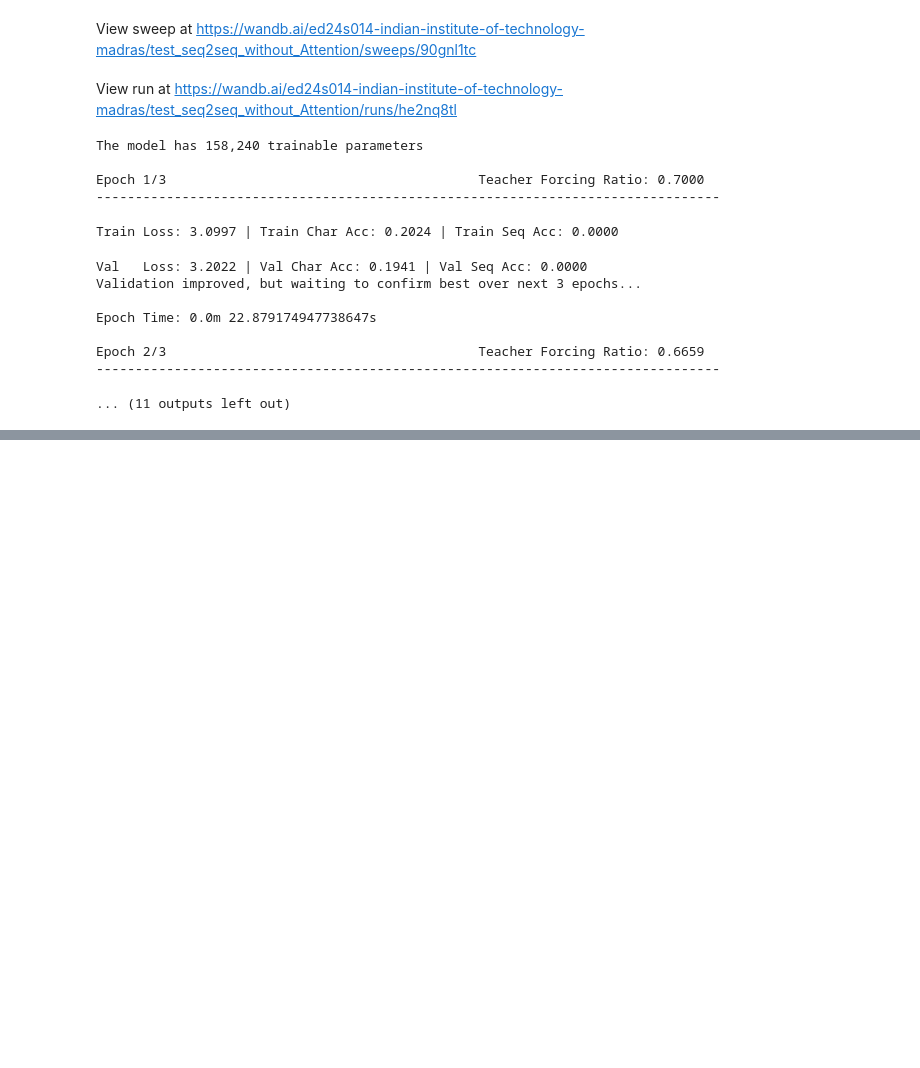
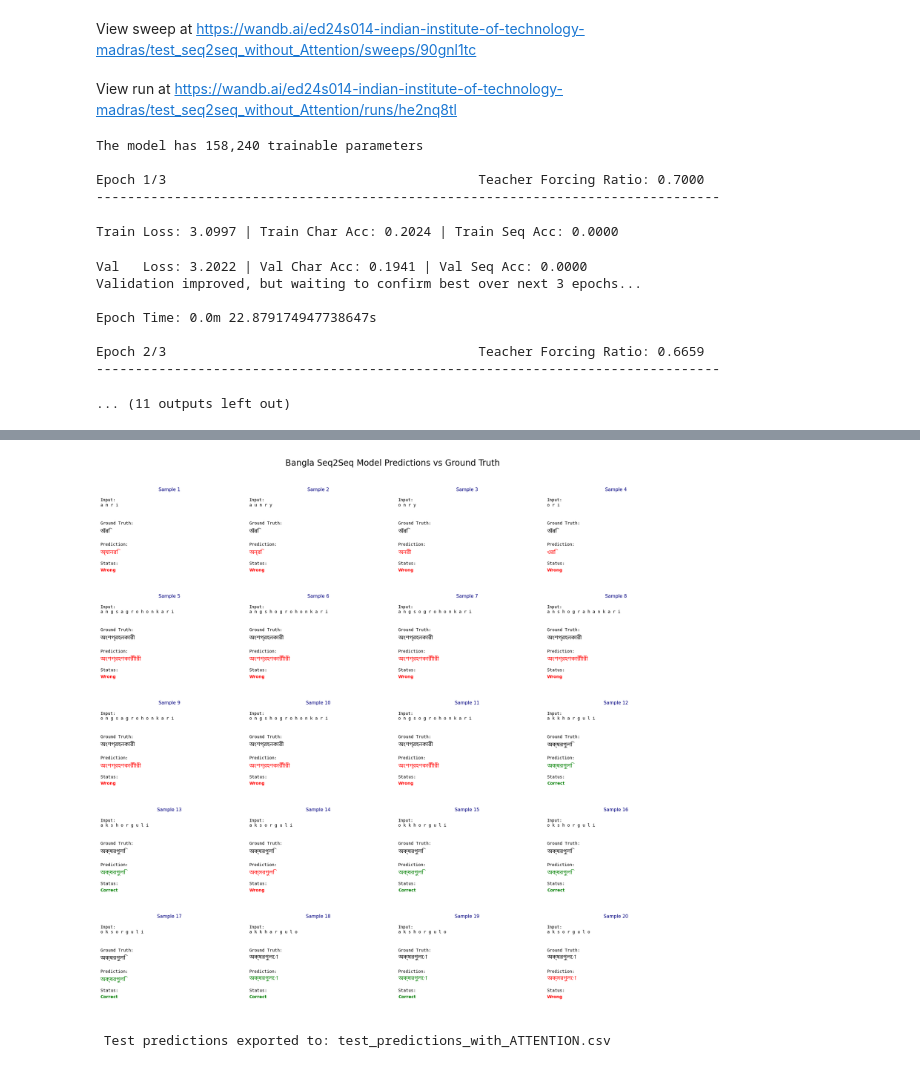
Before and after one commit to indramandal85/DA6401_Assignmenet_3_Sequence2Sequence_models, a Jupyter notebook: predictions_attention/seq2seq_Attention.ipynb, the cells around one changed output, grey strips where cells are left out. Saved outputs shown, nothing was run; the diff lists cells and outputs as text; code cells hidden in the pictures; blank space fills up the shorter version.

```diff
--- a/predictions_attention/seq2seq_Attention.ipynb
+++ b/predictions_attention/seq2seq_Attention.ipynb
@@ -329,5 +336,5 @@ class Decoder(nn.Module):
             cell = None
 
         predict_word = self.fc(outputs.squeeze(1))
-        return predict_word, hidden, cell
+        return predict_word, hidden, cell, attn_weights  # Return attention weights
 # %%
@@ -1020,0 +1093,10 @@ wandb.finish()
+# %%
+train_processor = SequenceDataPreprocessor(train_df)
+train_input_tensor, train_target_tensor, vocab_in, vocab_out = train_processor.prepare_tensors()
+test_processor = SequenceDataPreprocessor(test_df, input_vocab=vocab_in, output_vocab=vocab_out)
+test_input_tensor, test_target_tensor, _, _ = test_processor.prepare_tensors()
+# Create datasets
+test_data = Datasets(test_input_tensor, test_target_tensor)
+test_dataloader = DataLoader(test_data, batch_size=32, shuffle=False)
+train_data = Datasets(train_input_tensor, train_target_tensor)
+train_dataloader = DataLoader(train_data, batch_size=32, shuffle=False)
@@ -1020,0 +1156,16 @@ wandb.finish()
+# %%
+# Visualize predictions
+# wandb.init(project="bangla-seq2seq-eval")
+
+visualize_predictions_grid(
+    seq2seq_model=best_seq2seq,
+    dataloader=test_dataloader,
+    input_vocab=vocab_in,
+    output_vocab=vocab_out,
+    device=device,
+    num_samples=20,
+    wandb_log=False
+)
+# wandb.finish()
+# %% [output]
+[figure, added]
@@ -1020,0 +1215,5 @@ wandb.finish()
+# %%
+# Use your best model and test dataloader
+export_predictions_to_file(best_seq2seq, test_dataloader, vocab_in, vocab_out, device, save_path="test_predictions_with_ATTENTION.csv")
+# %% [output]
+ Test predictions exported to: test_predictions_with_ATTENTION.csv
```
Also changed, not shown: parts of 10 cells of this notebook, 1 other file.
